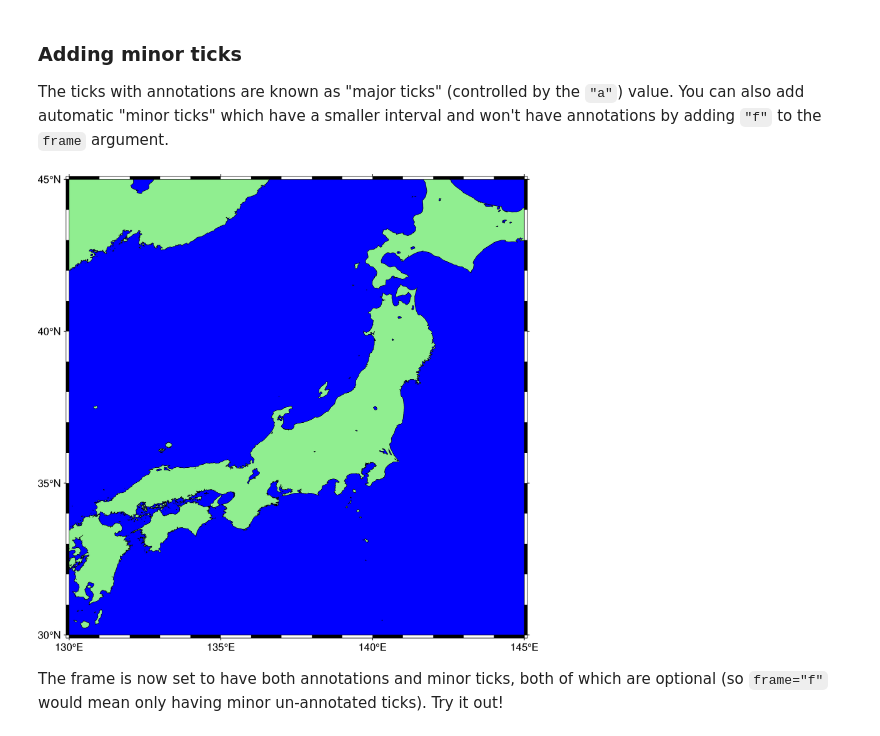
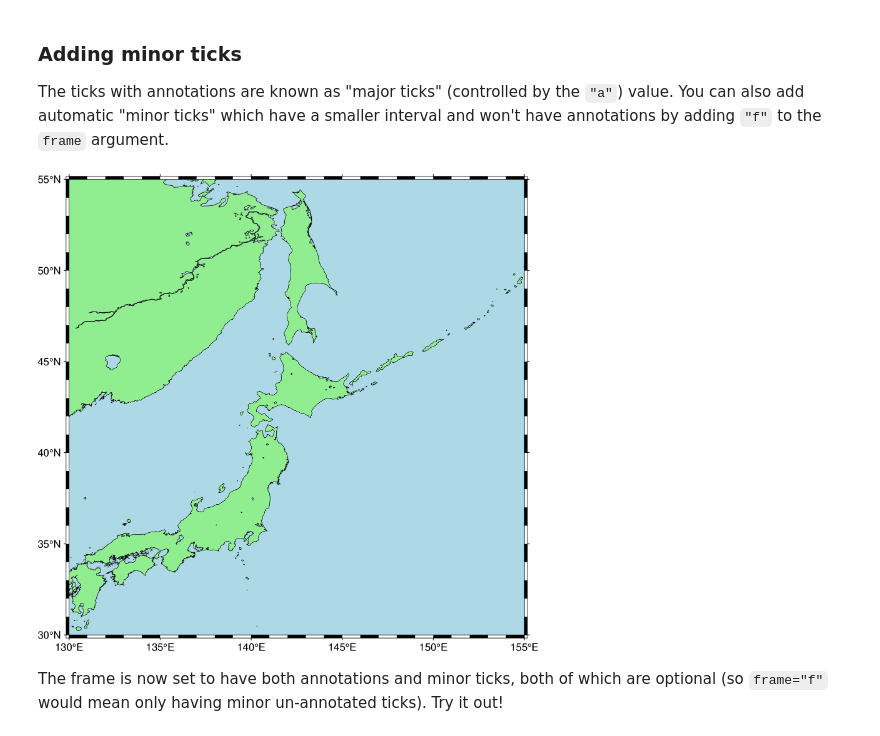
Before and after one commit to GenericMappingTools/egu22pygmt, a Jupyter notebook: book/first-figure.ipynb, the cells around one changed output. Cells and saved outputs as stored; diff of their text form; code cells hidden in the pictures.

```diff
--- a/book/first-figure.ipynb
+++ b/book/first-figure.ipynb
@@ -31,7 +31,7 @@ Now that we have a blank canvas in the `fig` variable, we can start laying down
 
 Before we can actually include anything in our figure, we need to specify the geographic bounding box that contains the data/features we want to plot. This bounding box is referenced throughout PyGMT as the **region** of a figure and it has the format of a list containing the **West, East, South, and North** (WESN) coordinates of the bounding box.
 # %%
-region = [130, 145, 30, 45]
+region = [130, 155, 30, 55]
 # %% [markdown]
 Now that our region is defined, we can lay down the coastlines for this region using the `coast` method of `pygmt.Figure`.
 # %%
@@ -96,11 +107,11 @@ There are many different ways in which we can customize the frame, from the tick
 The ticks with annotations are known as "major ticks" (controlled by the `"a"`) value. You can also add automatic "minor ticks" which have a smaller interval and won't have annotations by adding `"f"` to the `frame` argument.
 # %%
 fig = pygmt.Figure()
-fig.coast(region=region, shorelines=True, land="lightgreen", water="blue")
+fig.coast(region=region, shorelines=True, land="lightgreen", water="lightblue")
 fig.basemap(frame="af")
 fig.show()
 # %% [output]
-[figure, old version]
+[figure, new version]
 # %% [markdown]
 The frame is now set to have both annotations and minor ticks, both of which are optional (so `frame="f"` would mean only having minor un-annotated ticks). Try it out!
 # %% [markdown]
```
Also changed, not shown: parts of 25 cells of this notebook.
